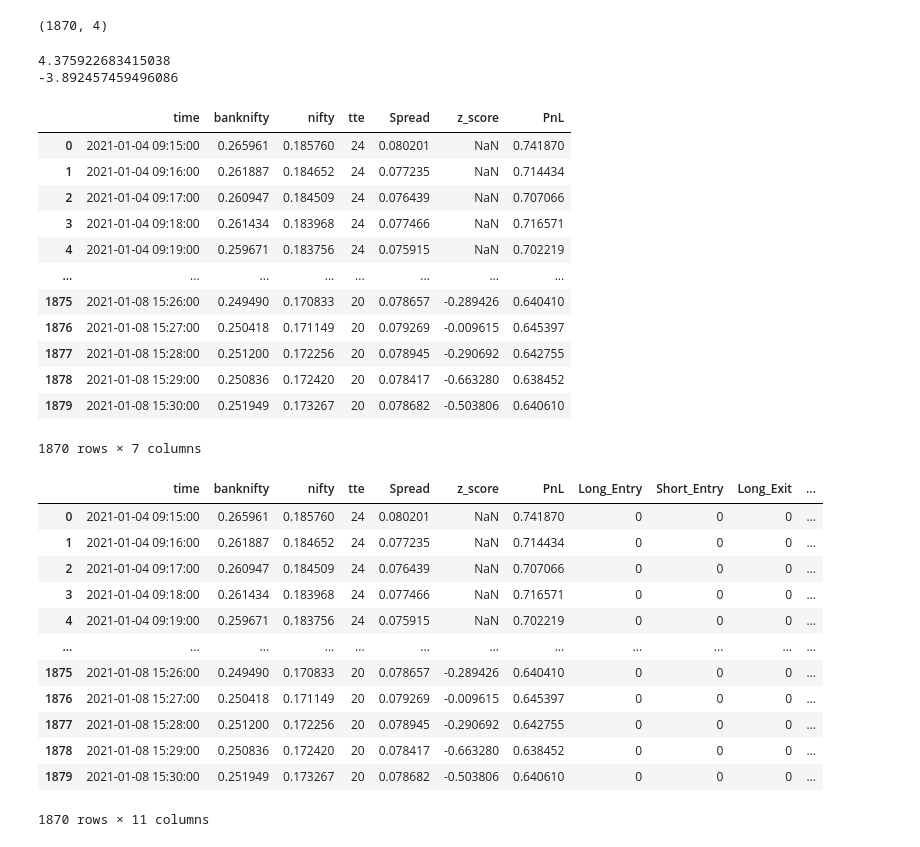
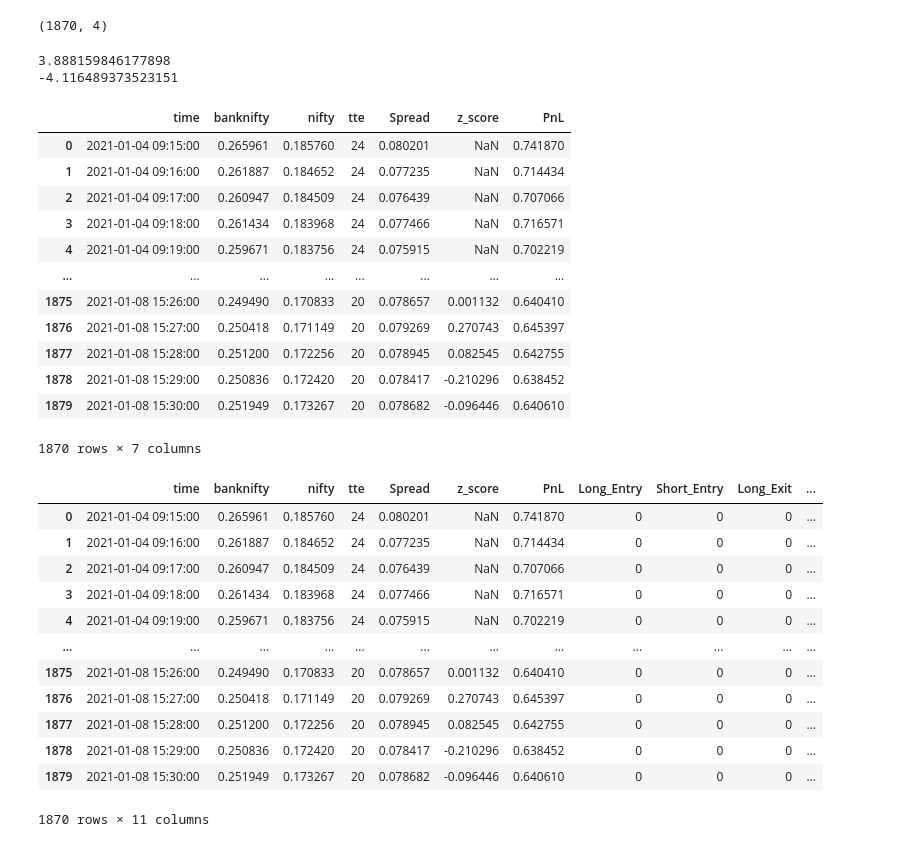
Before and after one commit to VishalReddy3105/Pairs-Trading-Nifty-BankNifty, a Jupyter notebook: QR_zscore1.ipynb, the cells around one changed output. Drawn from its saved outputs; the diff is of its cells as text; code cells hidden in the pictures.

```diff
--- a/QR_zscore1.ipynb
+++ b/QR_zscore1.ipynb
@@ -10,26 +12,26 @@ df.shape
 (1870, 4)
 # %%
 df['Spread'] = df['banknifty']-df['nifty']
-df['z_score'] = (df['Spread']-df['Spread'].rolling(window=50).mean())/df['Spread'].rolling(window =50).std()
+df['z_score'] = (df['Spread']-df['Spread'].rolling(window=60).mean())/df['Spread'].rolling(window =60).std()
 df['PnL'] = df['Spread'] * (df['tte'] ** 0.7)
 print(df['z_score'].max())
 print(df['z_score'].min())
 df
 # %% [output]
-4.375922683415038
--3.892457459496086
+3.888159846177898
+-4.116489373523151
 |  | time | banknifty | nifty | tte | Spread | z_score | PnL |
 | 0 | 2021-01-04 09:15:00 | 0.265961 | 0.185760 | 24 | 0.080201 | NaN | 0.741870 |
 | 1 | 2021-01-04 09:16:00 | 0.261887 | 0.184652 | 24 | 0.077235 | NaN | 0.714434 |
 | 2 | 2021-01-04 09:17:00 | 0.260947 | 0.184509 | 24 | 0.076439 | NaN | 0.707066 |
 | 3 | 2021-01-04 09:18:00 | 0.261434 | 0.183968 | 24 | 0.077466 | NaN | 0.716571 |
 | 4 | 2021-01-04 09:19:00 | 0.259671 | 0.183756 | 24 | 0.075915 | NaN | 0.702219 |
 | ... | ... | ... | ... | ... | ... | ... | ... |
-| 1875 | 2021-01-08 15:26:00 | 0.249490 | 0.170833 | 20 | 0.078657 | -0.289426 | 0.640410 |
-| 1876 | 2021-01-08 15:27:00 | 0.250418 | 0.171149 | 20 | 0.079269 | -0.009615 | 0.645397 |
-| 1877 | 2021-01-08 15:28:00 | 0.251200 | 0.172256 | 20 | 0.078945 | -0.290692 | 0.642755 |
-| 1878 | 2021-01-08 15:29:00 | 0.250836 | 0.172420 | 20 | 0.078417 | -0.663280 | 0.638452 |
-| 1879 | 2021-01-08 15:30:00 | 0.251949 | 0.173267 | 20 | 0.078682 | -0.503806 | 0.640610 |
+| 1875 | 2021-01-08 15:26:00 | 0.249490 | 0.170833 | 20 | 0.078657 | 0.001132 | 0.640410 |
+| 1876 | 2021-01-08 15:27:00 | 0.250418 | 0.171149 | 20 | 0.079269 | 0.270743 | 0.645397 |
+| 1877 | 2021-01-08 15:28:00 | 0.251200 | 0.172256 | 20 | 0.078945 | 0.082545 | 0.642755 |
+| 1878 | 2021-01-08 15:29:00 | 0.250836 | 0.172420 | 20 | 0.078417 | -0.210296 | 0.638452 |
+| 1879 | 2021-01-08 15:30:00 | 0.251949 | 0.173267 | 20 | 0.078682 | -0.096446 | 0.640610 |
 1870 rows × 7 columns
 # %%
 entry_threshold = 2
@@ -48,11 +50,11 @@ df
 | 3 | 2021-01-04 09:18:00 | 0.261434 | 0.183968 | 24 | 0.077466 | NaN | 0.716571 | 0 | 0 | 0 | ... |
 | 4 | 2021-01-04 09:19:00 | 0.259671 | 0.183756 | 24 | 0.075915 | NaN | 0.702219 | 0 | 0 | 0 | ... |
 | ... | ... | ... | ... | ... | ... | ... | ... | ... | ... | ... | ... |
-| 1875 | 2021-01-08 15:26:00 | 0.249490 | 0.170833 | 20 | 0.078657 | -0.289426 | 0.640410 | 0 | 0 | 0 | ... |
-| 1876 | 2021-01-08 15:27:00 | 0.250418 | 0.171149 | 20 | 0.079269 | -0.009615 | 0.645397 | 0 | 0 | 0 | ... |
-| 1877 | 2021-01-08 15:28:00 | 0.251200 | 0.172256 | 20 | 0.078945 | -0.290692 | 0.642755 | 0 | 0 | 0 | ... |
-| 1878 | 2021-01-08 15:29:00 | 0.250836 | 0.172420 | 20 | 0.078417 | -0.663280 | 0.638452 | 0 | 0 | 0 | ... |
-| 1879 | 2021-01-08 15:30:00 | 0.251949 | 0.173267 | 20 | 0.078682 | -0.503806 | 0.640610 | 0 | 0 | 0 | ... |
+| 1875 | 2021-01-08 15:26:00 | 0.249490 | 0.170833 | 20 | 0.078657 | 0.001132 | 0.640410 | 0 | 0 | 0 | ... |
+| 1876 | 2021-01-08 15:27:00 | 0.250418 | 0.171149 | 20 | 0.079269 | 0.270743 | 0.645397 | 0 | 0 | 0 | ... |
+| 1877 | 2021-01-08 15:28:00 | 0.251200 | 0.172256 | 20 | 0.078945 | 0.082545 | 0.642755 | 0 | 0 | 0 | ... |
+| 1878 | 2021-01-08 15:29:00 | 0.250836 | 0.172420 | 20 | 0.078417 | -0.210296 | 0.638452 | 0 | 0 | 0 | ... |
+| 1879 | 2021-01-08 15:30:00 | 0.251949 | 0.173267 | 20 | 0.078682 | -0.096446 | 0.640610 | 0 | 0 | 0 | ... |
 1870 rows × 11 columns
 # %%
 df['Position_Size'] = 0
```
Also changed, not shown: parts of 4 cells of this notebook, 1 other file.
